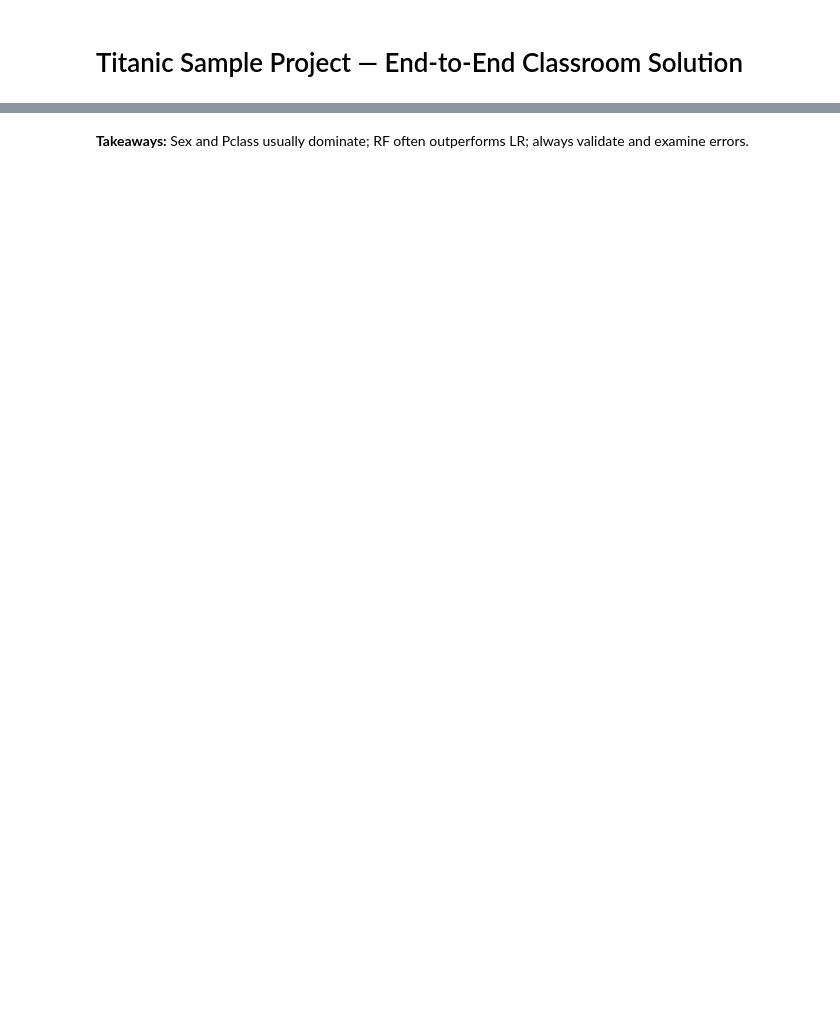
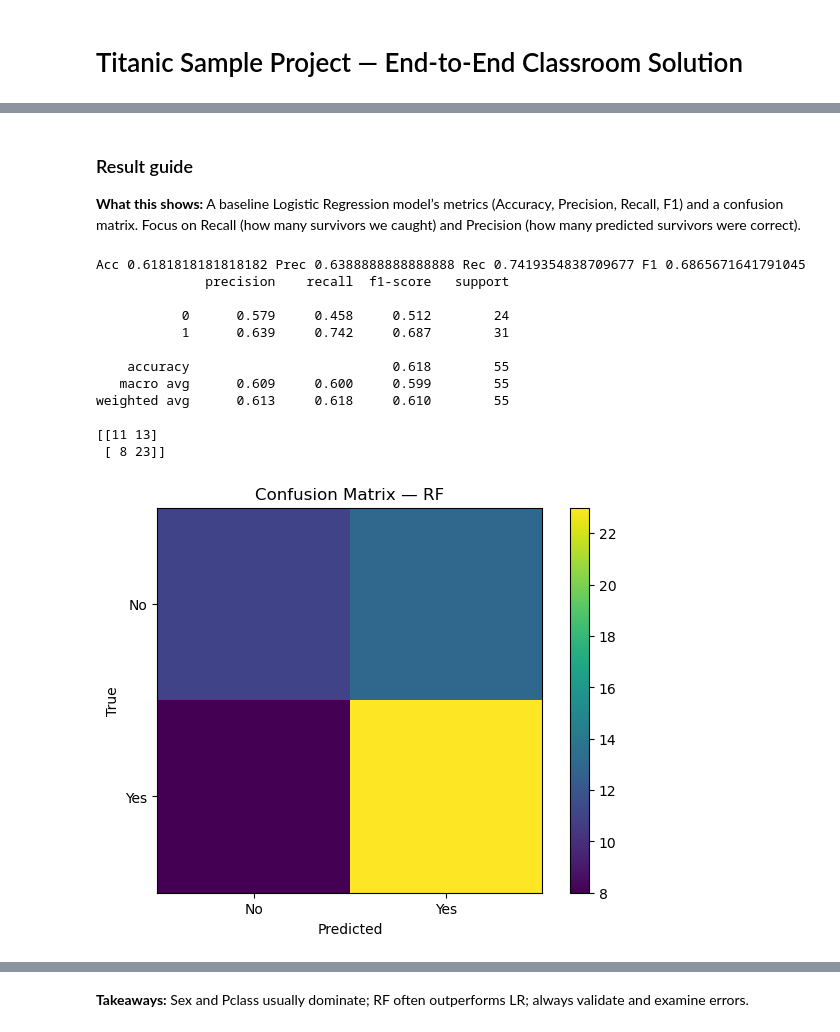
Before and after one commit to duochen/data-science-bootcamp, a Jupyter notebook: StudentProjects/Sample Projects/Titanic/Titanic_Sample_Project.ipynb, the cells around one changed output, grey strips where cells are left out. Saved outputs shown, nothing was run; the diff lists cells and outputs as text; code cells hidden in the pictures; blank space fills up the shorter version.

```diff
--- a/StudentProjects/Sample Projects/Titanic/Titanic_Sample_Project.ipynb
+++ b/StudentProjects/Sample Projects/Titanic/Titanic_Sample_Project.ipynb
@@ -39,7 +152,32 @@ plt.xticks([0,1],['No','Yes']); plt.yticks([0,1],['No','Yes']); plt.xlabel('Pred
+# %% [markdown]
+### Result guide
+**What this shows:** A baseline Logistic Regression model’s metrics (Accuracy, Precision, Recall, F1) and a confusion matrix. Focus on Recall (how many survivors we caught) and Precision (how many predicted survivors were correct).
 # %%
-rf=Pipeline([('prep',pre),('clf',RandomForestClassifier(n_estimators=300,random_state=42))]).fit(Xtr,Ytr)
-pred_rf=rf.predict(Xva)
-evalm(Yva,pred_rf)
-cm2=confusion_matrix(Yva,pred_rf); print(cm2)
-plt.imshow(cm2,interpolation='nearest'); plt.title('Confusion Matrix — RF'); plt.colorbar();
-plt.xticks([0,1],['No','Yes']); plt.yticks([0,1],['No','Yes']); plt.xlabel('Predicted'); plt.ylabel('True'); plt.show()
+rf=Pipeline([('prep',pre),('clf',RandomForestClassifier(n_estimators=300,random_state=42))]).fit(Xtr,Ytr)  # stronger model pipeline: preprocess + Random Forest (300 trees)
+pred_rf=rf.predict(Xva)  # predictions from Random Forest on validation set
+evalm(Yva,pred_rf)  # evaluate Random Forest performance
+cm2=confusion_matrix(Yva,pred_rf);   # confusion matrix for Random Forest
+print(cm2)  # step in the pipeline
+
+plt.imshow(cm2,interpolation='nearest');   # visualize confusion matrix as a heatmap
+plt.title('Confusion Matrix — RF');   # step in the pipeline
+plt.colorbar();  # step in the pipeline
+plt.xticks([0,1],['No','Yes']);   # step in the pipeline
+plt.yticks([0,1],['No','Yes']);   # step in the pipeline
+plt.xlabel('Predicted');   # step in the pipeline
+plt.ylabel('True');   # step in the pipeline
+plt.show()  # step in the pipeline
+# %% [output]
+Acc 0.6181818181818182 Prec 0.6388888888888888 Rec 0.7419354838709677 F1 0.6865671641791045
+              precision    recall  f1-score   support
+
+           0      0.579     0.458     0.512        24
+           1      0.639     0.742     0.687        31
+
+    accuracy                          0.618        55
+   macro avg      0.609     0.600     0.599        55
+weighted avg      0.613     0.618     0.610        55
+
+[[11 13]
+ [ 8 23]]
+[figure, added]
```
Also changed, not shown: parts of 12 cells of this notebook.
